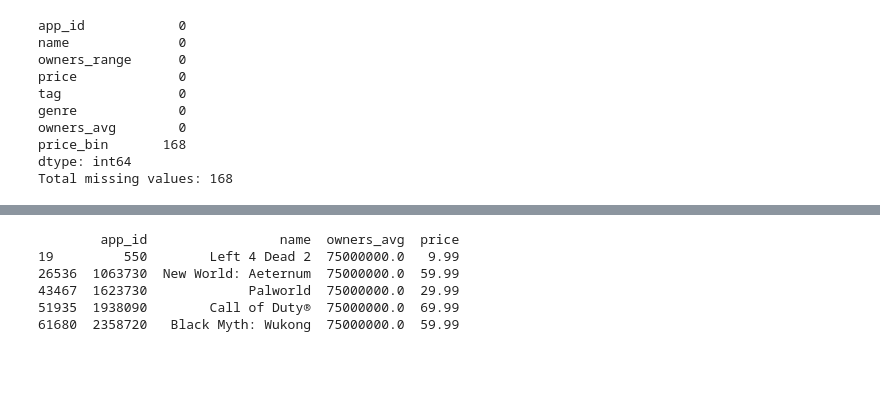
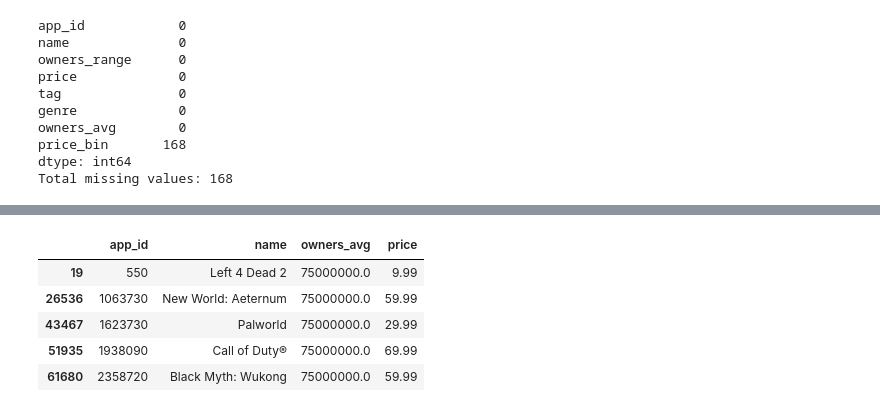
Before and after one commit to KianBahia/Steam-Data-Science-Report, a Jupyter notebook: notebook.ipynb, the cells around one changed output, grey strips where cells are left out. Cells and saved outputs as stored; diff of their text form; code cells hidden in the pictures; blank space fills up the shorter version.

```diff
--- a/notebook.ipynb
+++ b/notebook.ipynb
@@ -428,16 +453,16 @@ Coefficients: [ 2.90803582e+03  1.73511464e+04  9.95203147e+03 -1.16103634e+04
 # %%
 # Find the row with the maximum value of owners_avg
 max_owners_game = df_merged[df_merged['owners_avg'] == df_merged['owners_avg'].max()]
 
 # Display the game details
-print(max_owners_game[['app_id', 'name', 'owners_avg', 'price']])
+display(max_owners_game[['app_id', 'name', 'owners_avg', 'price']])
 # %% [output]
-        app_id                 name  owners_avg  price
-19         550        Left 4 Dead 2  75000000.0   9.99
-26536  1063730  New World: Aeternum  75000000.0  59.99
-43467  1623730             Palworld  75000000.0  29.99
-51935  1938090        Call of Duty®  75000000.0  69.99
-61680  2358720   Black Myth: Wukong  75000000.0  59.99
+|  | app_id | name | owners_avg | price |
+| 19 | 550 | Left 4 Dead 2 | 75000000.0 | 9.99 |
+| 26536 | 1063730 | New World: Aeternum | 75000000.0 | 59.99 |
+| 43467 | 1623730 | Palworld | 75000000.0 | 29.99 |
+| 51935 | 1938090 | Call of Duty® | 75000000.0 | 69.99 |
+| 61680 | 2358720 | Black Myth: Wukong | 75000000.0 | 59.99 |
 # %%
 # IDEA
 # use the owners range (from steamspy_insight.csv) and analyse how it relates to the game’s price.
```
Also changed, not shown: parts of 7 cells of this notebook.
